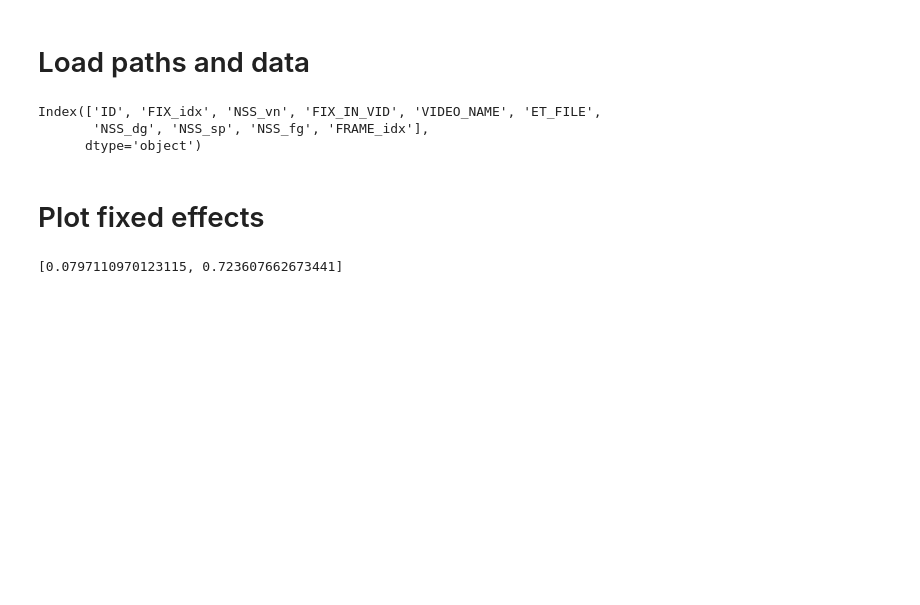
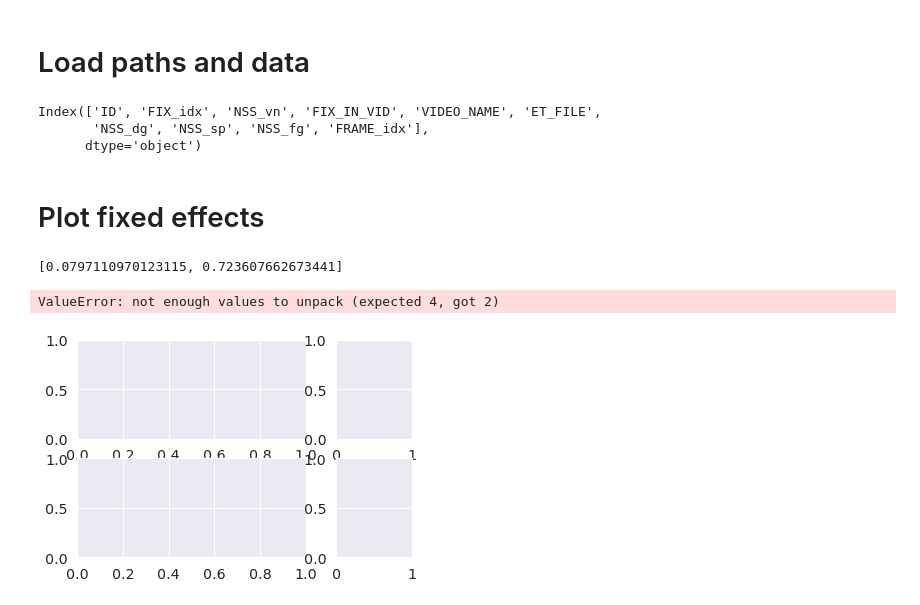
Before and after one commit to gastonbujia/SaliencyADHD, a Jupyter notebook: notebooks/results-models.ipynb, the cells around one changed output. Drawn from its saved outputs; the diff is of its cells as text; code cells hidden in the pictures; blank space fills up the shorter version.

```diff
--- a/notebooks/results-models.ipynb
+++ b/notebooks/results-models.ipynb
@@ -89,0 +95,5 @@ d = create_coefficients_table()
+# %%
+plot_coefficients_frames(models_path=models_path, coef_name=['SemLevel1'])
+# %% [output]
+ValueError: not enough values to unpack (expected 4, got 2)
+[figure, added]
```
Also changed, not shown: parts of 6 cells of this notebook, 3 other files.
